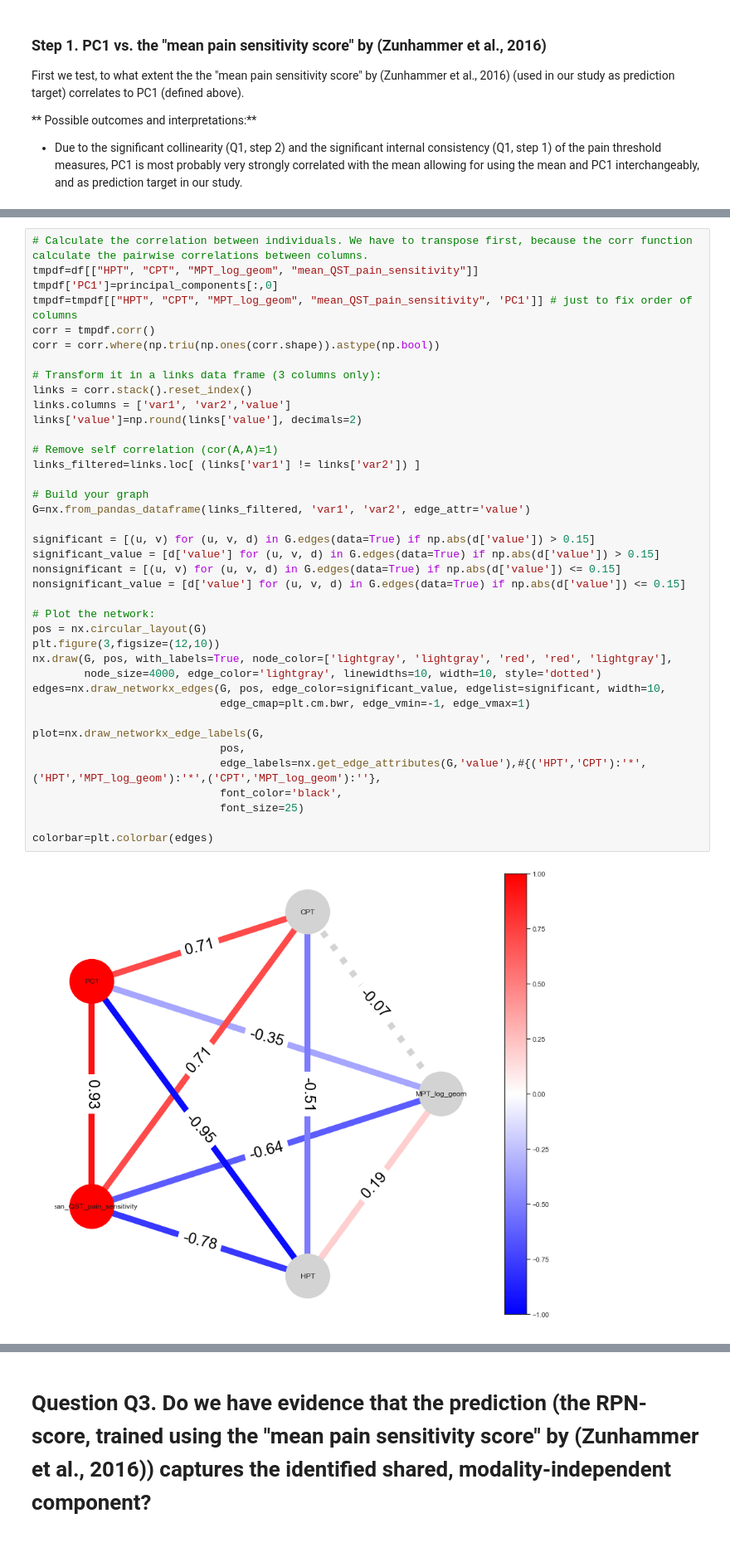
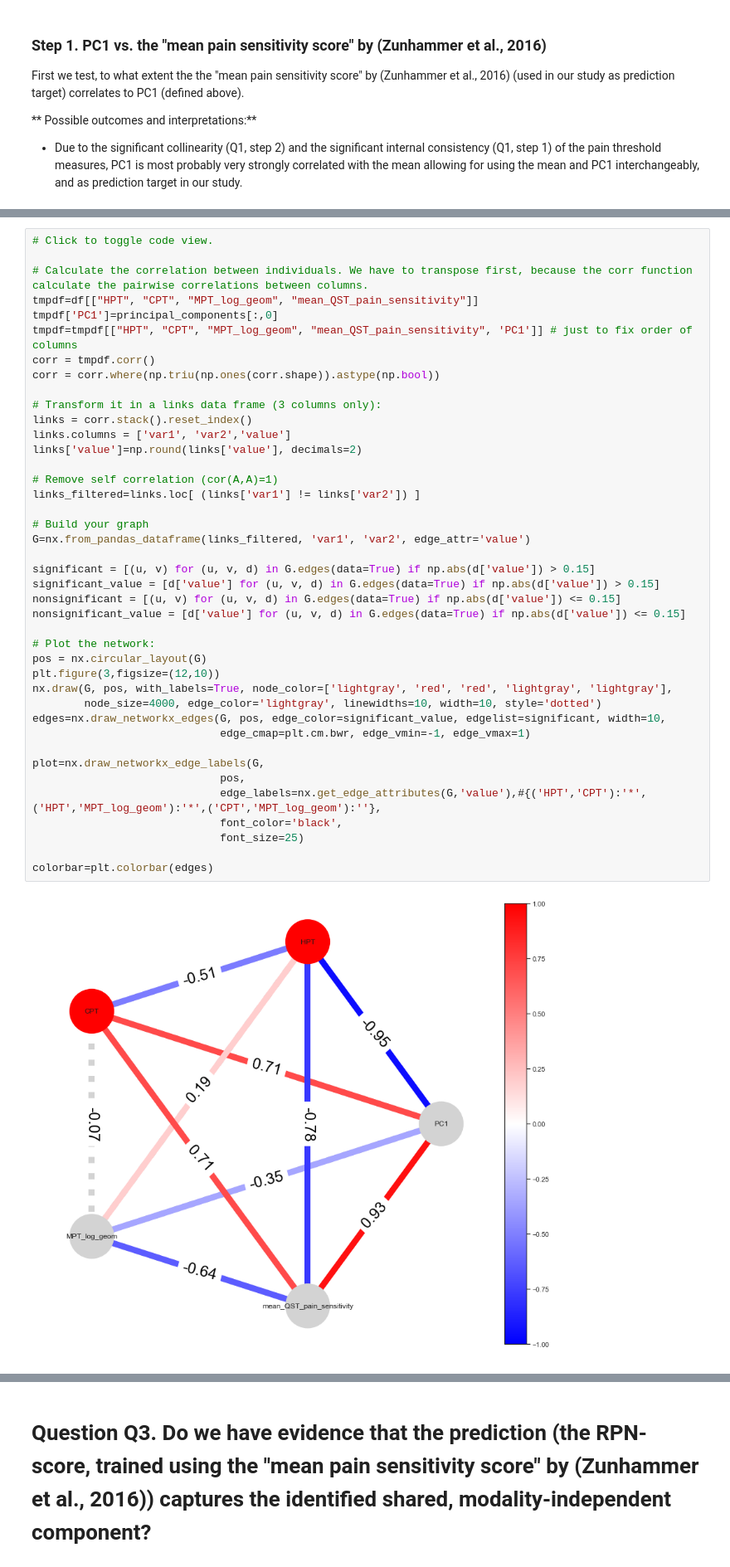
Before and after one commit to spisakt/RPN-signature, a Jupyter notebook: notebooks/Supplementary analysis - Rationale beyond using a composite pain sensitivity score.ipynb, the cells around one changed output, grey strips where cells are left out. Shown: that part at 83% size. Drawn from its saved outputs; the diff is of its cells as text.

```diff
--- a/notebooks/Supplementary analysis - Rationale beyond using a composite pain sensitivity score.ipynb
+++ b/notebooks/Supplementary analysis - Rationale beyond using a composite pain sensitivity score.ipynb
@@ -328,4 +359,6 @@ Let us plot the pain thresholds, together with PC1 and the "mean pain sensitivit
 # %%
+# Click to toggle code view.
+
 # Calculate the correlation between individuals. We have to transpose first, because the corr function calculate the pairwise correlations between columns.
 tmpdf=df[["HPT", "CPT", "MPT_log_geom", "mean_QST_pain_sensitivity"]]
 tmpdf['PC1']=principal_components[:,0]
@@ -337,32 +370,32 @@ corr = corr.where(np.triu(np.ones(corr.shape)).astype(np.bool))
 links = corr.stack().reset_index()
 links.columns = ['var1', 'var2','value']
 links['value']=np.round(links['value'], decimals=2)
 
 # Remove self correlation (cor(A,A)=1)
 links_filtered=links.loc[ (links['var1'] != links['var2']) ]
 
 # Build your graph
 G=nx.from_pandas_dataframe(links_filtered, 'var1', 'var2', edge_attr='value')
 
 significant = [(u, v) for (u, v, d) in G.edges(data=True) if np.abs(d['value']) > 0.15]
 significant_value = [d['value'] for (u, v, d) in G.edges(data=True) if np.abs(d['value']) > 0.15]
 nonsignificant = [(u, v) for (u, v, d) in G.edges(data=True) if np.abs(d['value']) <= 0.15]
 nonsignificant_value = [d['value'] for (u, v, d) in G.edges(data=True) if np.abs(d['value']) <= 0.15]
 
 # Plot the network:
 pos = nx.circular_layout(G)
 plt.figure(3,figsize=(12,10))
-nx.draw(G, pos, with_labels=True, node_color=['lightgray', 'lightgray', 'red', 'red', 'lightgray'],
+nx.draw(G, pos, with_labels=True, node_color=['lightgray', 'red', 'red', 'lightgray', 'lightgray'],
         node_size=4000, edge_color='lightgray', linewidths=10, width=10, style='dotted')
 edges=nx.draw_networkx_edges(G, pos, edge_color=significant_value, edgelist=significant, width=10,
                              edge_cmap=plt.cm.bwr, edge_vmin=-1, edge_vmax=1)
 
 plot=nx.draw_networkx_edge_labels(G,
                              pos,
                              edge_labels=nx.get_edge_attributes(G,'value'),#{('HPT','CPT'):'*',('HPT','MPT_log_geom'):'*',('CPT','MPT_log_geom'):''},
                              font_color='black',
                              font_size=25)
 
 colorbar=plt.colorbar(edges)
 # %% [output]
-[figure, old version]
+[figure, new version]
```
Also changed, not shown: parts of 38 cells of this notebook.
